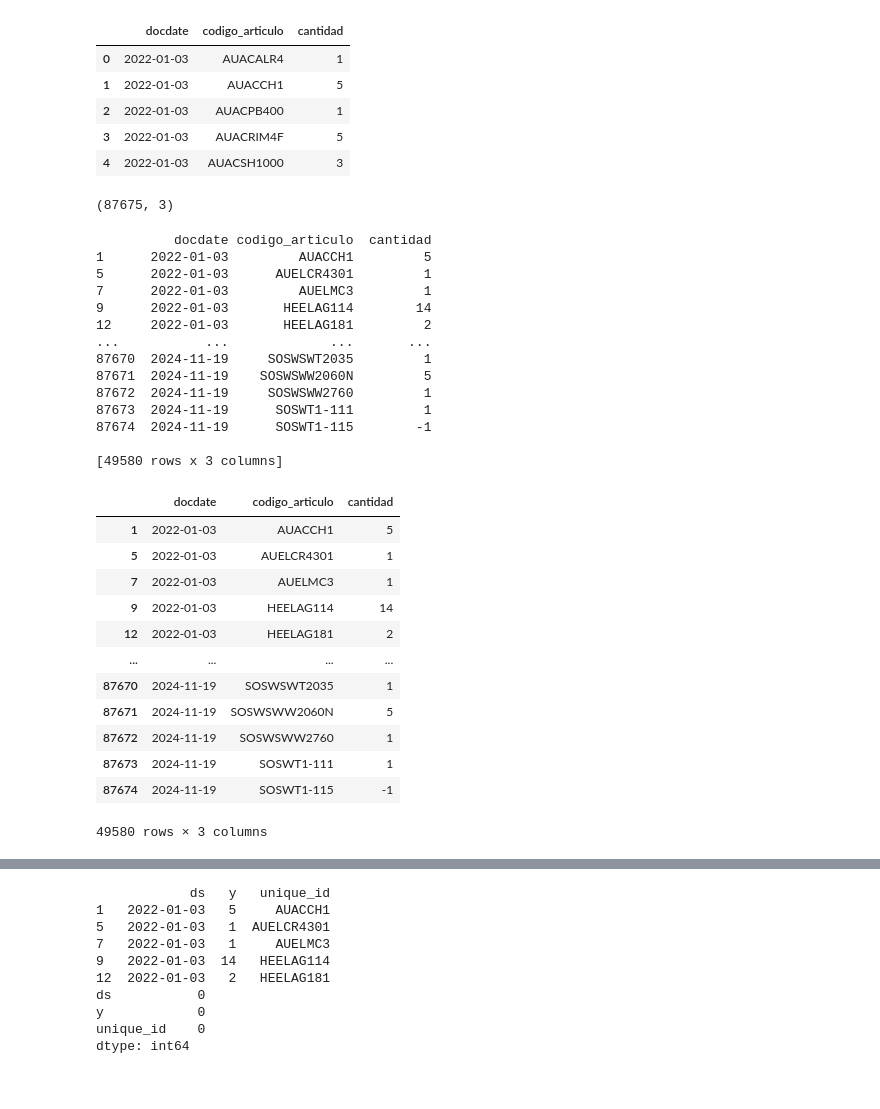
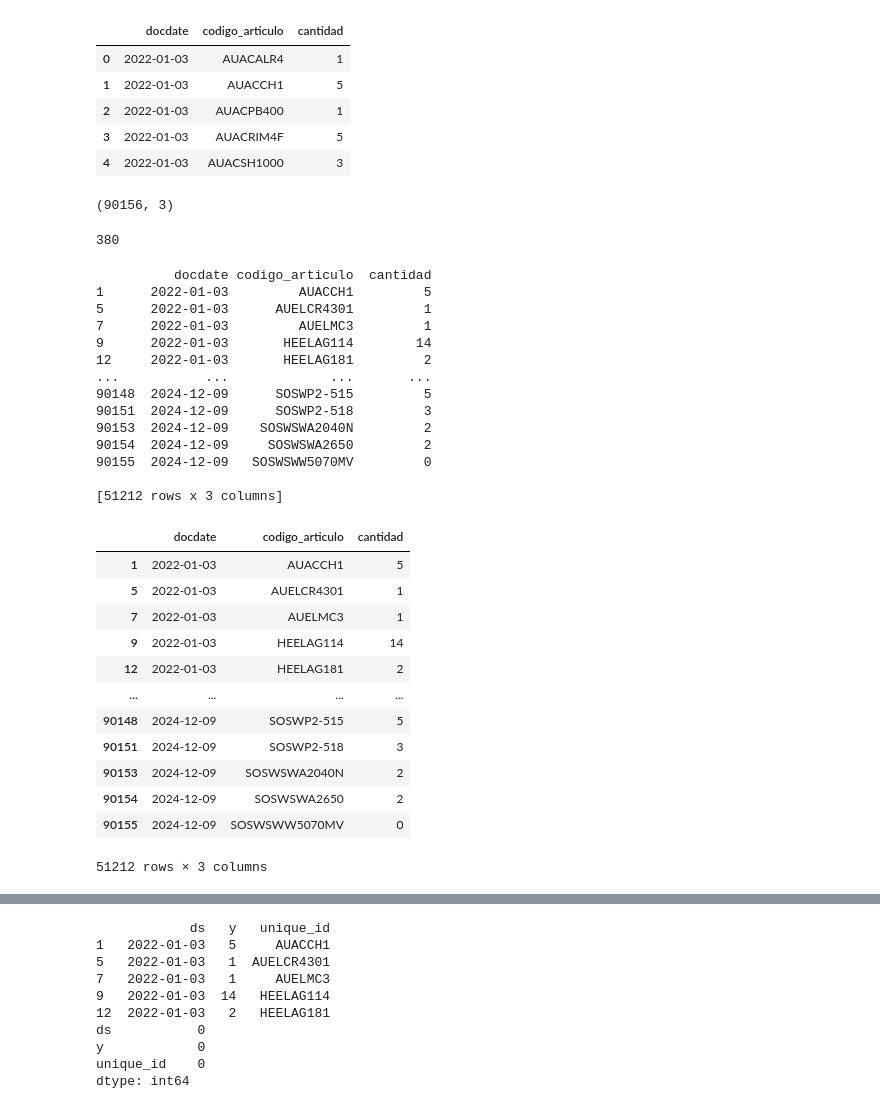
Before and after one commit to luemartinezro/ujueta_project, a Jupyter notebook: mod_data_apilada_Dda_low.ipynb, the cells around one changed output, grey strips where cells are left out. Cells and saved outputs as stored; diff of their text form; code cells hidden in the pictures.

```diff
--- a/mod_data_apilada_Dda_low.ipynb
+++ b/mod_data_apilada_Dda_low.ipynb
@@ -78,7 +78,7 @@ import pandas as pd
 
 # carga de datas
 data = pd.read_csv(
-    "/home/usuario/Escritorio/Consultorias_Empresariales/Ujueta/Datos/outputs.csv"
+    "/home/usuario/Escritorio/Consultorias_Empresariales/Ujueta/Datos/outputs3.csv"
 )
 # convertir en dataframe
 df = pd.DataFrame(data)
@@ -93,7 +93,7 @@ df.head()
 # %%
 df.shape
 # %% [output]
-(87675, 3)
+(90156, 3)
 # %%
 import pandas as pd
 
@@ -184,6 +184,10 @@ selected_skus = [
 
 # Filter the dataset
 filtered_df = df[df['codigo_articulo'].isin(selected_skus)]
+# %%
+print(len(selected_skus))
+# %% [output]
+380
 # %%
 print(filtered_df)
 # %% [output]
@@ -194,30 +198,30 @@ print(filtered_df)
 9      2022-01-03       HEELAG114        14
 12     2022-01-03       HEELAG181         2
 ...           ...             ...       ...
-87670  2024-11-19     SOSWSWT2035         1
-87671  2024-11-19    SOSWSWW2060N         5
-87672  2024-11-19     SOSWSWW2760         1
-87673  2024-11-19      SOSWT1-111         1
-87674  2024-11-19      SOSWT1-115        -1
+90148  2024-12-09      SOSWP2-515         5
+90151  2024-12-09      SOSWP2-518         3
+90153  2024-12-09    SOSWSWA2040N         2
+90154  2024-12-09     SOSWSWA2650         2
+90155  2024-12-09   SOSWSWW5070MV         0
 
-[49580 rows x 3 columns]
+[51212 rows x 3 columns]
 # %%
-data_lowdda = filtered_df[filtered_df['docdate'] >= '2022-01-01']
+data_lowdda = filtered_df[filtered_df['docdate'] >= '2021-01-01']
 data_lowdda
 # %% [output]
 |  | docdate | codigo_articulo | cantidad |
 | 1 | 2022-01-03 | AUACCH1 | 5 |
 | 5 | 2022-01-03 | AUELCR4301 | 1 |
 | 7 | 2022-01-03 | AUELMC3 | 1 |
 | 9 | 2022-01-03 | HEELAG114 | 14 |
 | 12 | 2022-01-03 | HEELAG181 | 2 |
 | ... | ... | ... | ... |
-| 87670 | 2024-11-19 | SOSWSWT2035 | 1 |
-| 87671 | 2024-11-19 | SOSWSWW2060N | 5 |
-| 87672 | 2024-11-19 | SOSWSWW2760 | 1 |
-| 87673 | 2024-11-19 | SOSWT1-111 | 1 |
-| 87674 | 2024-11-19 | SOSWT1-115 | -1 |
+| 90148 | 2024-12-09 | SOSWP2-515 | 5 |
+| 90151 | 2024-12-09 | SOSWP2-518 | 3 |
+| 90153 | 2024-12-09 | SOSWSWA2040N | 2 |
+| 90154 | 2024-12-09 | SOSWSWA2650 | 2 |
+| 90155 | 2024-12-09 | SOSWSWW5070MV | 0 |
-49580 rows × 3 columns
+51212 rows × 3 columns
 # %%
 # series con muy pocos valores para pasar por los modelos--> Buscar una forma de hacer pronosticos: sma u otros
 low_cases = ['AUACAVANTI6000Z', 'AUACBOOM04F', 'AUACFS05', 'AUACHULK1500', 'AUACKCP900R', 'AUACKH160K',
```
Also changed, not shown: parts of 29 cells of this notebook.
